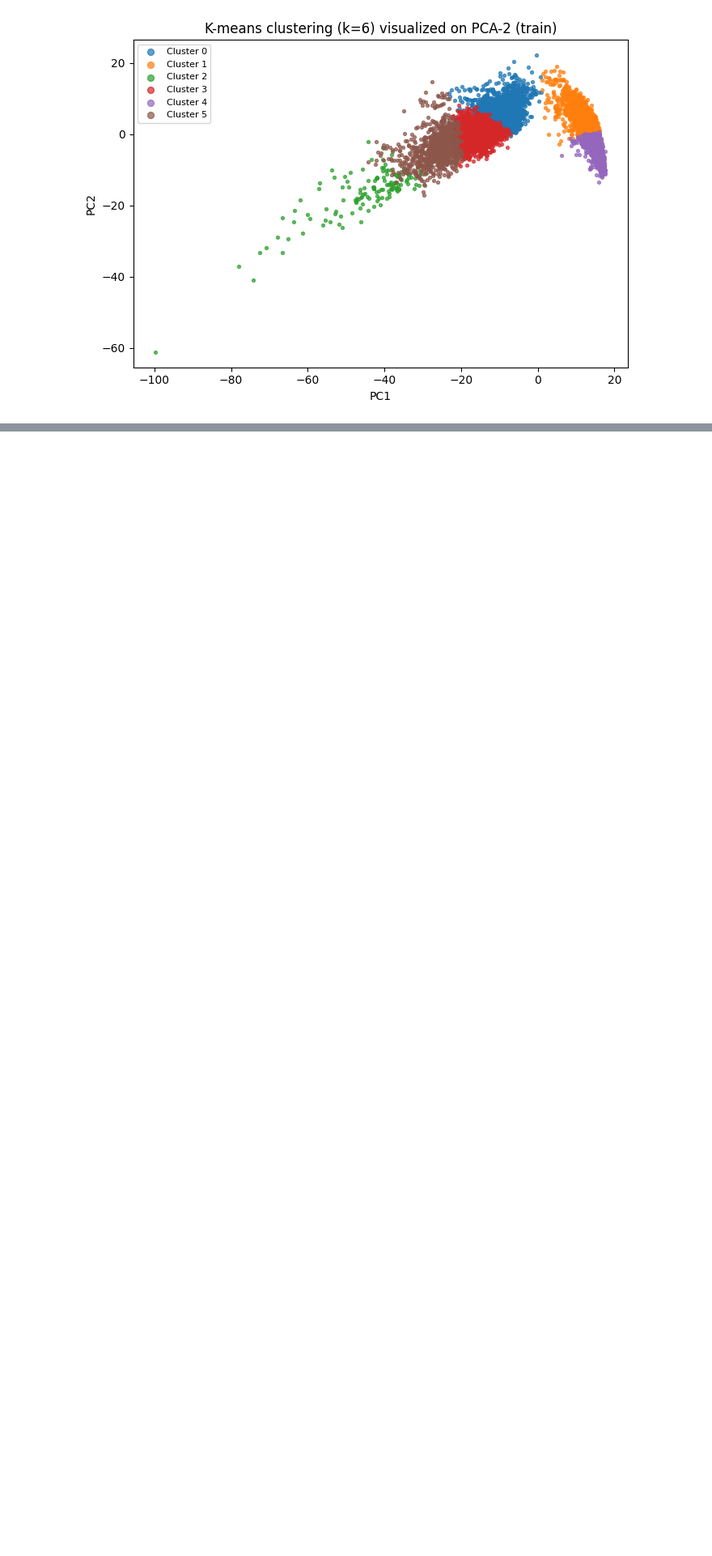
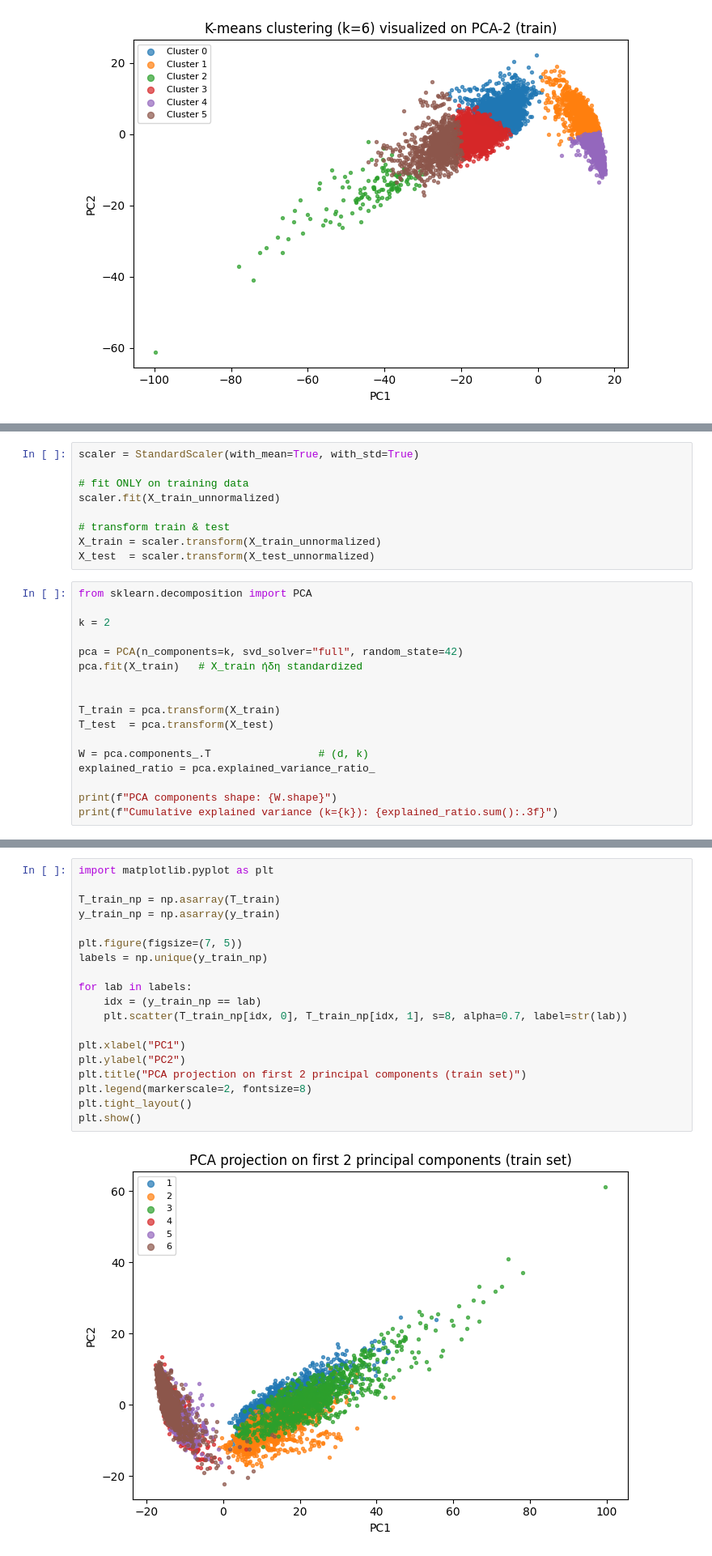
Before and after one commit to tasosger/ml_assignment, a Jupyter notebook: ml_assignment.ipynb, the cells around one changed output, grey strips where cells are left out. Shown at 81% size. Drawn from its saved outputs; the diff is of its cells as text; blank space fills up the shorter version.

Commit message:
sklearn implementations

```diff
--- a/ml_assignment.ipynb
+++ b/ml_assignment.ipynb
@@ -825,0 +830,26 @@ Explained variance (PC1+PC2): 0.570
+# %%
+scaler = StandardScaler(with_mean=True, with_std=True)
+
+# fit ONLY on training data
+scaler.fit(X_train_unnormalized)
+
+# transform train & test
+X_train = scaler.transform(X_train_unnormalized)
+X_test  = scaler.transform(X_test_unnormalized)
+# %%
+from sklearn.decomposition import PCA
+
+k = 2
+
+pca = PCA(n_components=k, svd_solver="full", random_state=42)
+pca.fit(X_train)   # X_train ήδη standardized
+
+
+T_train = pca.transform(X_train)
+T_test  = pca.transform(X_test)
+
+W = pca.components_.T                 # (d, k)
+explained_ratio = pca.explained_variance_ratio_
+
+print(f"PCA components shape: {W.shape}")
+print(f"Cumulative explained variance (k={k}): {explained_ratio.sum():.3f}")
@@ -825,0 +859,21 @@ Explained variance (PC1+PC2): 0.570
+# %%
+import matplotlib.pyplot as plt
+
+T_train_np = np.asarray(T_train)
+y_train_np = np.asarray(y_train)
+
+plt.figure(figsize=(7, 5))
+labels = np.unique(y_train_np)
+
+for lab in labels:
+    idx = (y_train_np == lab)
+    plt.scatter(T_train_np[idx, 0], T_train_np[idx, 1], s=8, alpha=0.7, label=str(lab))
+
+plt.xlabel("PC1")
+plt.ylabel("PC2")
+plt.title("PCA projection on first 2 principal components (train set)")
+plt.legend(markerscale=2, fontsize=8)
+plt.tight_layout()
+plt.show()
+# %% [output]
+[figure, added]
```
Also changed, not shown: parts of 18 cells of this notebook.
